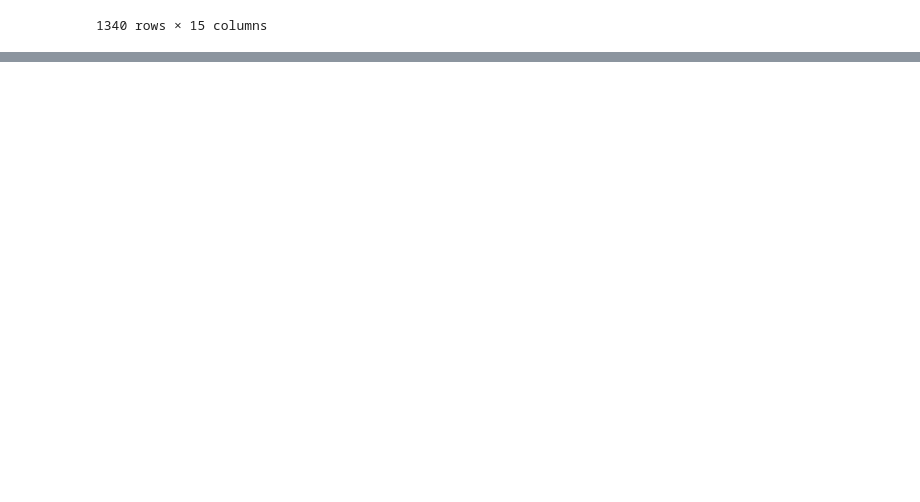
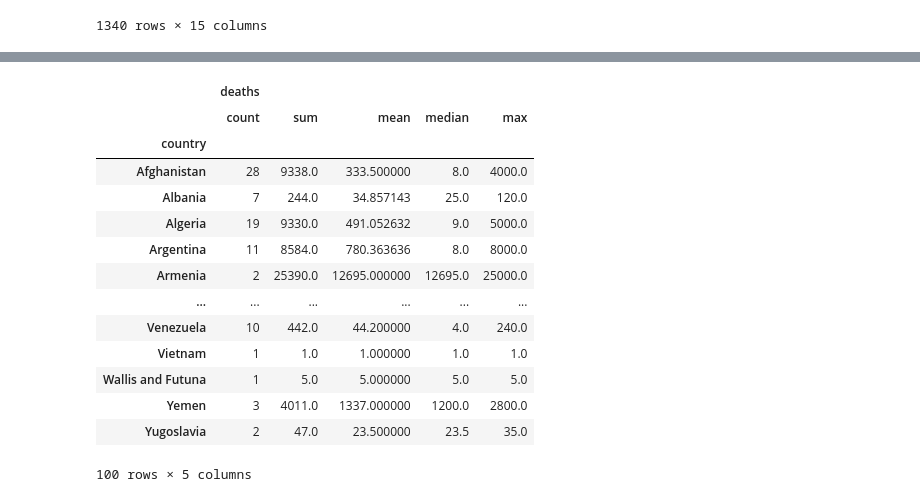
Before and after one commit to nss-data-science-cohort-4/dq3-earthquakes-very-success-2, a Jupyter notebook: notebooks/earthquakes_mp_03_mapping.ipynb, the cells around one changed output, grey strips where cells are left out. Cells and saved outputs as stored; diff of their text form; code cells hidden in the pictures; blank space fills up the shorter version.

```diff
--- a/notebooks/earthquakes_mp_03_mapping.ipynb
+++ b/notebooks/earthquakes_mp_03_mapping.ipynb
@@ -55,0 +60,20 @@ dtype: object
+# %%
+quake_deaths = wiki[wiki['deaths'].notna()].groupby(
+    'country')[['country', 'deaths']].agg(['count', 'sum', np.mean, 'median', 'max'])
+quake_deaths
+# %% [output]
+|  | deaths |  |  |  |  |
+|  | count | sum | mean | median | max |
+| country |  |  |  |  |  |
+| Afghanistan | 28 | 9338.0 | 333.500000 | 8.0 | 4000.0 |
+| Albania | 7 | 244.0 | 34.857143 | 25.0 | 120.0 |
+| Algeria | 19 | 9330.0 | 491.052632 | 9.0 | 5000.0 |
+| Argentina | 11 | 8584.0 | 780.363636 | 8.0 | 8000.0 |
+| Armenia | 2 | 25390.0 | 12695.000000 | 12695.0 | 25000.0 |
+| ... | ... | ... | ... | ... | ... |
+| Venezuela | 10 | 442.0 | 44.200000 | 4.0 | 240.0 |
+| Vietnam | 1 | 1.0 | 1.000000 | 1.0 | 1.0 |
+| Wallis and Futuna | 1 | 5.0 | 5.000000 | 5.0 | 5.0 |
+| Yemen | 3 | 4011.0 | 1337.000000 | 1200.0 | 2800.0 |
+| Yugoslavia | 2 | 47.0 | 23.500000 | 23.5 | 35.0 |
+100 rows × 5 columns
```
Also changed, not shown: parts of 25 cells of this notebook.
